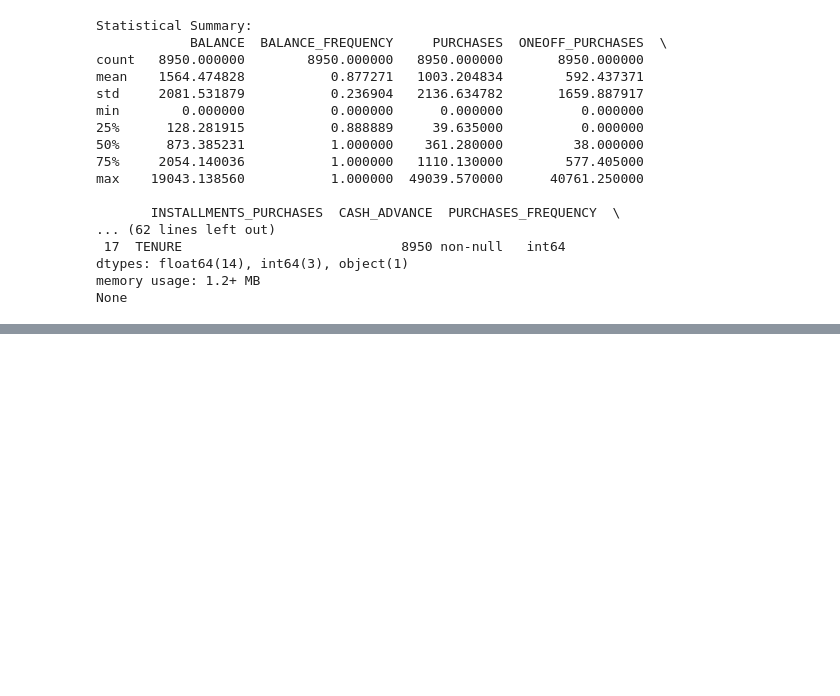
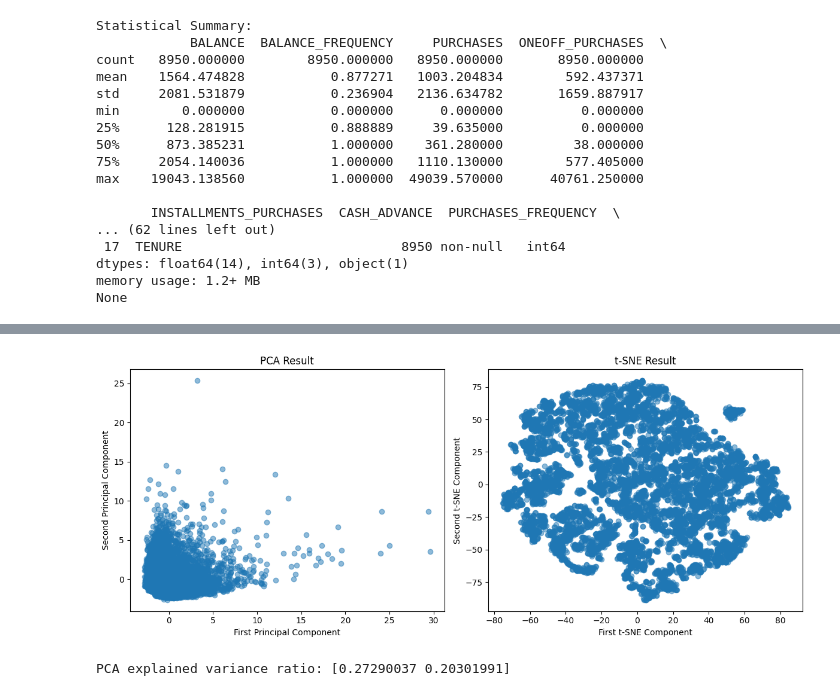
Before and after one commit to zachary013/ml-labs, a Jupyter notebook: atelier3/notebooks/atelier3_ml.ipynb, the cells around one changed output, grey strips where cells are left out. Cells and saved outputs as stored; diff of their text form; code cells hidden in the pictures; blank space fills up the shorter version.

```diff
--- a/atelier3/notebooks/atelier3_ml.ipynb
+++ b/atelier3/notebooks/atelier3_ml.ipynb
@@ -68,0 +71,45 @@ plt.show()
+# %%
+# First, identify numeric columns
+numeric_columns = df.select_dtypes(include=[np.number]).columns
+
+# Handle missing values only for numeric columns
+df_cleaned = df.copy()
+df_cleaned[numeric_columns] = df_cleaned[numeric_columns].fillna(df_cleaned[numeric_columns].mean())
+
+# Standardize only numeric features
+scaler = StandardScaler()
+scaled_features = scaler.fit_transform(df_cleaned[numeric_columns])
+
+# Apply PCA
+pca = PCA(n_components=2)
+pca_result = pca.fit_transform(scaled_features)
+
+# Apply t-SNE
+tsne = TSNE(n_components=2, random_state=42)
+tsne_result = tsne.fit_transform(scaled_features)
+
+# Plot results
+plt.figure(figsize=(12, 5))
+
+# PCA plot
+plt.subplot(1, 2, 1)
+plt.scatter(pca_result[:, 0], pca_result[:, 1], alpha=0.5)
+plt.title('PCA Result')
+plt.xlabel('First Principal Component')
+plt.ylabel('Second Principal Component')
+
+# t-SNE plot
+plt.subplot(1, 2, 2)
+plt.scatter(tsne_result[:, 0], tsne_result[:, 1], alpha=0.5)
+plt.title('t-SNE Result')
+plt.xlabel('First t-SNE Component')
+plt.ylabel('Second t-SNE Component')
+
+plt.tight_layout()
+plt.show()
+
+# Print explained variance ratio for PCA
+print("PCA explained variance ratio:", pca.explained_variance_ratio_)
+# %% [output]
+[figure, added]
+PCA explained variance ratio: [0.27290037 0.20301991]
```
Also changed, not shown: parts of 6 cells of this notebook, 1 other file.
